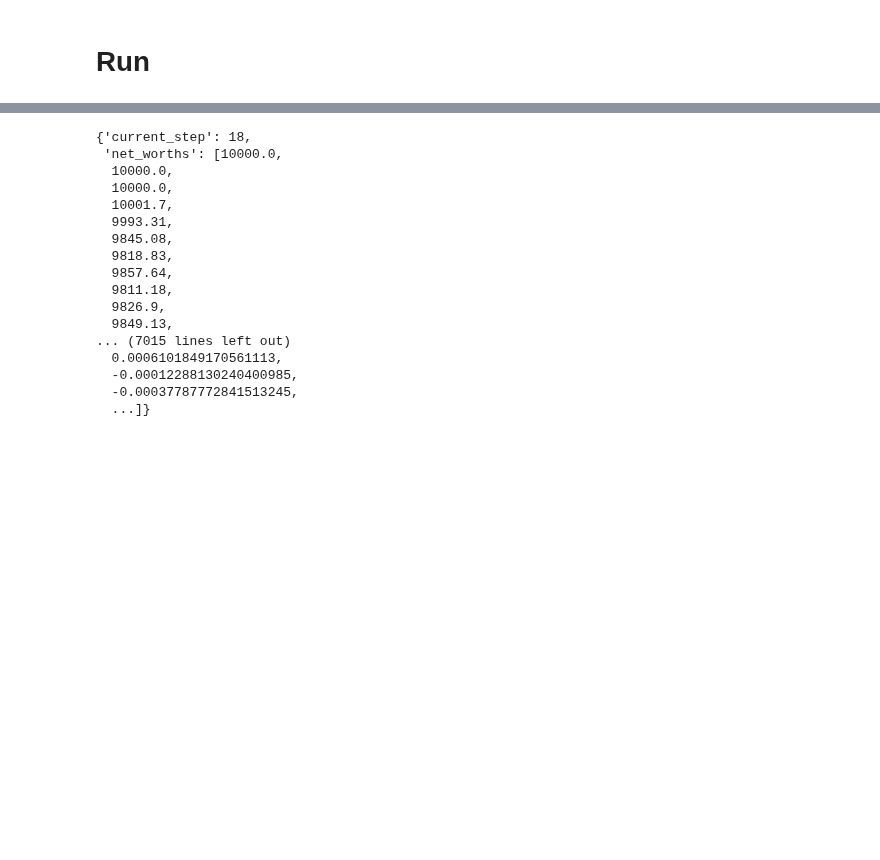
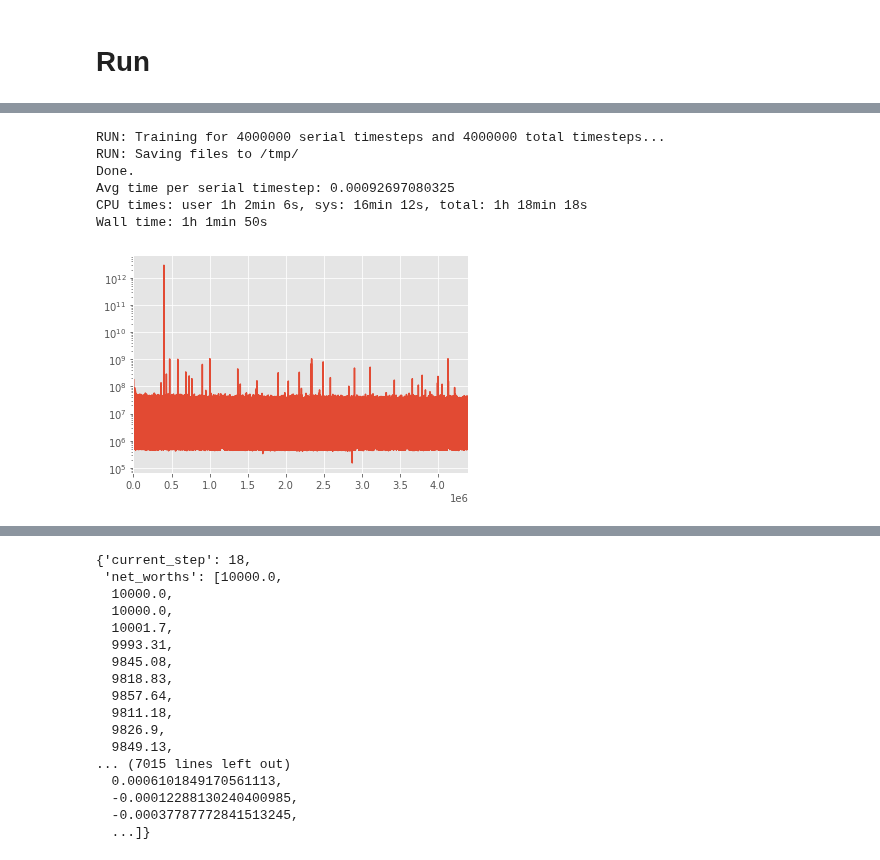
Before and after one commit to perjonasam/dunderbot, a Jupyter notebook: Playground.ipynb, the cells around one changed output, grey strips where cells are left out. Saved outputs shown, nothing was run; the diff lists cells and outputs as text; code cells hidden in the pictures; blank space fills up the shorter version.

```diff
--- a/Playground.ipynb
+++ b/Playground.ipynb
@@ -144,0 +124,25 @@ KeyboardInterrupt:
+# %%
+%%time
+serial_timesteps = 800000
+# EVERYTHING plus 8 cores
+past = datetime.now()
+model = run.train(env=env, serial_timesteps=serial_timesteps, logging=False)
+print(f'Avg time per serial timestep: {(datetime.now()-past).total_seconds()/serial_timesteps}')
+print(f'Avg time per total timestep: {(datetime.now()-past).total_seconds()/serial_timesteps/config.n_cpu}')
+create_timedelta_and_plot(model=model)
+# %%
+%%time
+serial_timesteps = 4000000
+
+past = datetime.now()
+model = run.train(env=env, serial_timesteps=serial_timesteps, logging=False)
+print(f'Avg time per serial timestep: {(datetime.now()-past).total_seconds()/serial_timesteps}')
+create_timedelta_and_plot(model=model)
+# %% [output]
+RUN: Training for 4000000 serial timesteps and 4000000 total timesteps...
+RUN: Saving files to /tmp/
+Done.
+Avg time per serial timestep: 0.00092697080325
+CPU times: user 1h 2min 6s, sys: 16min 12s, total: 1h 18min 18s
+Wall time: 1h 1min 50s
+[figure, added]
```
Also changed, not shown: parts of 25 cells of this notebook, 8 other files.
